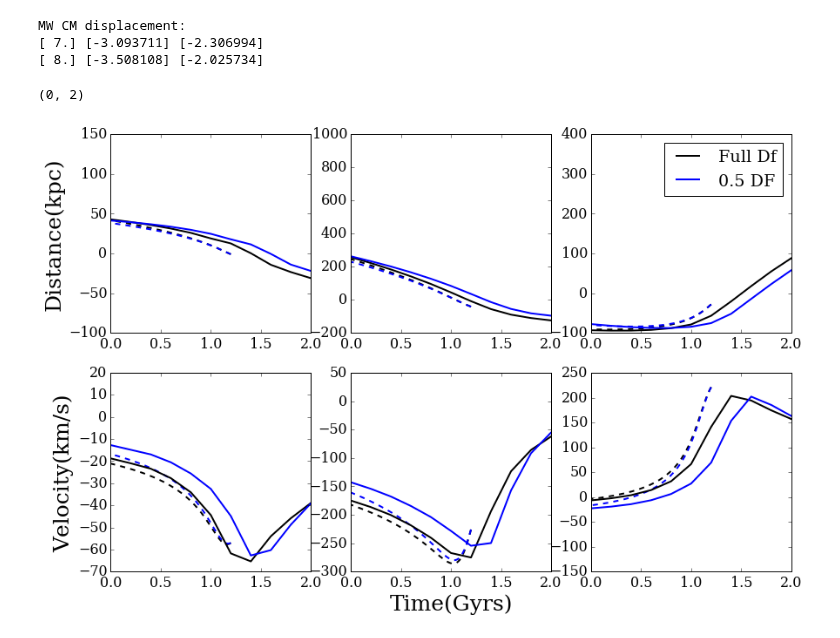
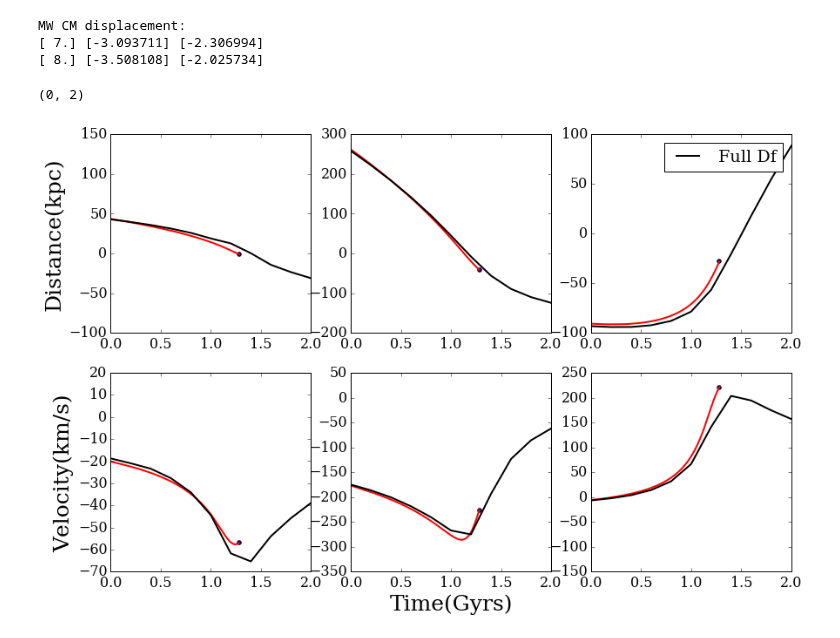
Before and after one commit to jngaravitoc/LMC-MW, a Jupyter notebook: code/LMC_orbit/LMC_orbits.ipynb, the cells around one changed output. Drawn from its saved outputs; the diff is of its cells as text; code cells hidden in the pictures.

```diff
--- a/code/LMC_orbit/LMC_orbits.ipynb
+++ b/code/LMC_orbit/LMC_orbits.ipynb
@@ -43,0 +36,7 @@ Vgal05 = np.sqrt(vx05**2 + vy05**2 + vz05**2)
+# %%
+# Run with this ICs
+print 'ICs:'
+print 'positions: ',  x1[IC1], y1[IC1], z1[IC1]
+print 'velocities: ', vx1[IC1], vy1[IC1], vz1[IC1]
+dt = t1[IC1]
+print dt
@@ -44 +48,3 @@ Vgal05 = np.sqrt(vx05**2 + vy05**2 + vz05**2)
+# %%
+t1 = t1 - dt
 # %%
@@ -165,51 +126,58 @@ MW CM displacement:
 # %%
 figure(figsize(14, 9))
 plt.subplot(2, 3, 1)
-plot(t1, x1, lw=2, ls='--', c='k')
-plot(t05, x05, lw=2, ls='--', c='b')
+plot(t1, x1, lw=2, ls='-', c='r')
+#plot(t05, x05, lw=2, ls='--', c='b')
+scatter(t1[0], x1[0])
 plot(NB_t1, Xmw1-Xlmc1, lw=2, label='Full Df', c='k')
-plot(NB_t05, Xmw05-Xlmc05, lw=2, label='0.5 DF', c='b')
+#plot(NB_t05, Xmw05-Xlmc05, lw=2, label='0.5 DF', c='b')
 xlim(0, 2)
 plt.ylabel('Distance(kpc)', fontsize=25)
 
 plt.subplot(2, 3, 2)
-plot(t1, y1, lw=2, ls='--', c='k')
-plot(t05, y05, lw=2, ls='--', c='b')
+plot(t1, y1, lw=2, ls='-', c='r')
+scatter(t1[0], y1[0])
+#plot(t05, y05, lw=2, ls='--', c='b')
 plot(NB_t1, Ymw1-Ylmc1, lw=2, label='Full Df', c='k')
-plot(NB_t05, Ymw05-Ylmc05, lw=2, label='0.5 DF', c='b')
+#plot(NB_t05, Ymw05-Ylmc05, lw=2, label='0.5 DF', c='b')
 xlim(0, 2)
-
+ylim(-200, 300)
 
 plt.subplot(2, 3, 3)
-plot(t1, z1, lw=2, ls='--', c='k')
-plot(t05, z05, lw=2, ls='--', c='b')
+plot(t1, z1, lw=2, ls='-', c='r')
+scatter(t1[0], z1[0])
+#plot(t05, z05, lw=2, ls='--', c='b')
 plot(NB_t1, Zmw1-Zlmc1, lw=2, label='Full Df', c='k')
-plot(NB_t05, Zmw05-Zlmc05, lw=2, label='0.5 DF', c='b')
+#plot(NB_t05, Zmw05-Zlmc05, lw=2, label='0.5 DF', c='b')
 xlim(0, 2)
+ylim(-100, 100)
 legend()
 
 plt.subplot(2, 3, 4)
-plot(t1, vx1, lw=2, ls='--', c='k')
-plot(t05, vx05, lw=2, ls='--', c='b')
+plot(t1, vx1, lw=2, ls='-', c='r')
+scatter(t1[0], vx1[0])
+#plot(t05, vx05, lw=2, ls='--', c='b')
 plot(NB_t1, vXmw1-vXlmc1, lw=2, label='Full Df', c='k')
-plot(NB_t05, vXmw05-vXlmc05, lw=2, label='0.5 DF', c='b')
+#plot(NB_t05, vXmw05-vXlmc05, lw=2, label='0.5 DF', c='b')
 plt.ylabel('Velocity(km/s)', fontsize=25)
 xlim(0, 2)
 
 plt.subplot(2, 3, 5)
-plot(t1, vy1, lw=2, ls='--', c='k')
-plot(t05, vy05, lw=2, ls='--', c='b')
+plot(t1, vy1, lw=2, ls='-', c='r')
+scatter(t1[0], vy1[0])
+#plot(t05, vy05, lw=2, ls='--', c='b')
 plot(NB_t1, vYmw1-vYlmc1, lw=2, label='Full Df', c='k')
-plot(NB_t05, vYmw05-vYlmc05, lw=2, label='0.5 DF', c='b')
+#plot(NB_t05, vYmw05-vYlmc05, lw=2, label='0.5 DF', c='b')
 xlim(0, 2)
 
 plt.xlabel('Time(Gyrs)', fontsize=25)
 plt.subplot(2, 3, 6)
-plot(t1, vz1, lw=2, ls='--', c='k')
-plot(t05, vz05, lw=2, ls='--', c='b')
+plot(t1, vz1, lw=2, ls='-', c='r')
+scatter(t1[0], vz1[0])
+#plot(t05, vz05, lw=2, ls='--', c='b')
 plot(NB_t1, vZmw1-vZlmc1, lw=2, label='Full Df', c='k')
-plot(NB_t05, vZmw05-vZlmc05, lw=2, label='0.5 DF', c='b')
+#plot(NB_t05, vZmw05-vZlmc05, lw=2, label='0.5 DF', c='b')
 xlim(0, 2)
 # %% [output]
 (0, 2)
-[figure, old version]
+[figure, new version]
```
Also changed, not shown: parts of 12 cells of this notebook.
